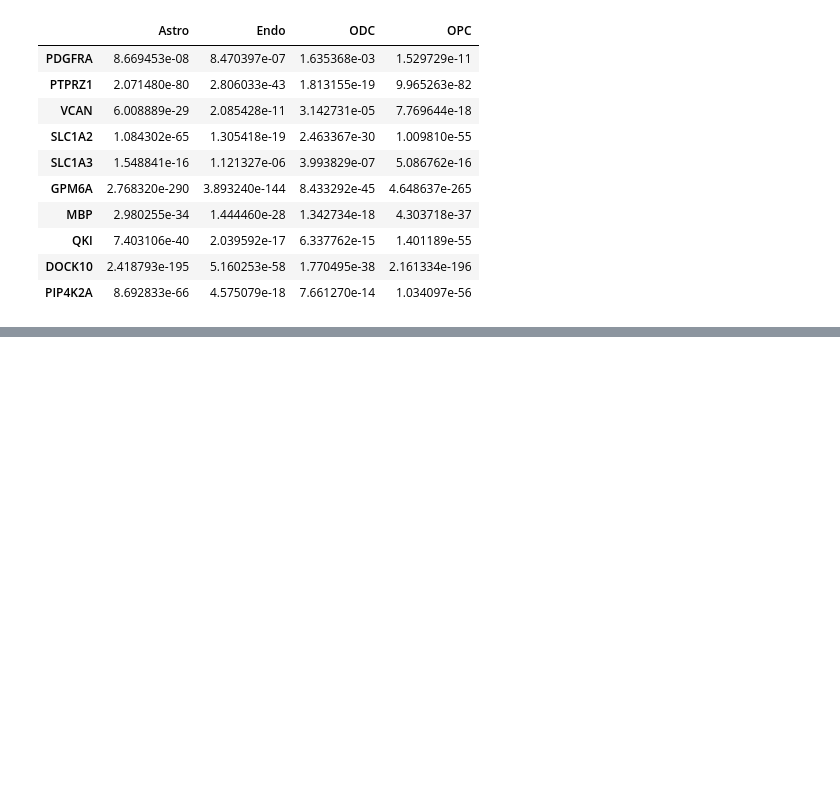
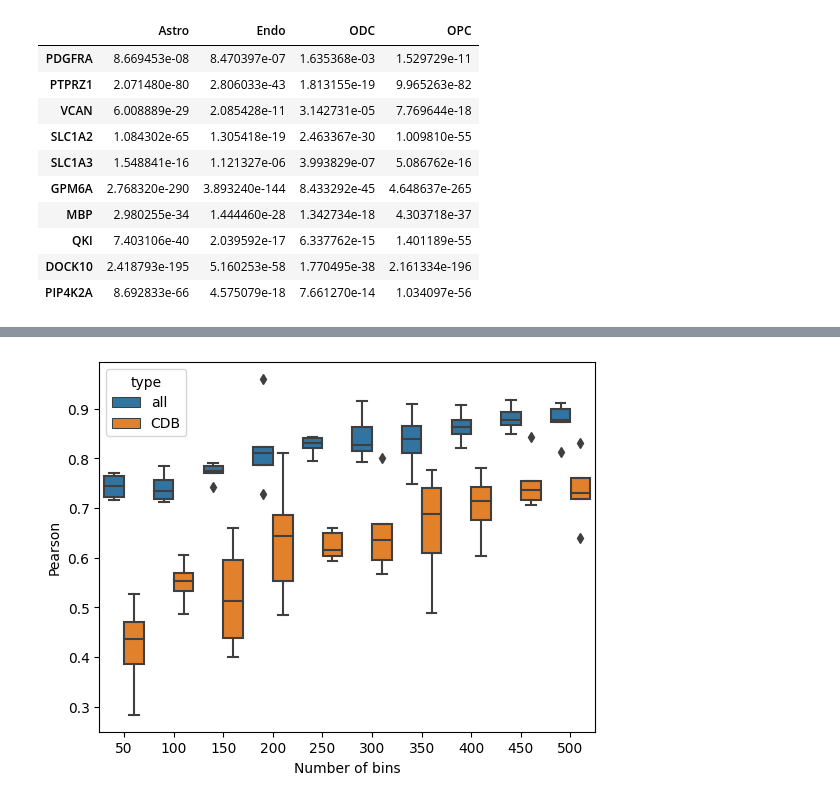
Before and after one commit to 4dglab/SEE, a Jupyter notebook: analyse/RandomAnalysis.ipynb, the cells around one changed output, grey strips where cells are left out. Cells and saved outputs as stored; diff of their text form; code cells hidden in the pictures; blank space fills up the shorter version.

```diff
--- a/analyse/RandomAnalysis.ipynb
+++ b/analyse/RandomAnalysis.ipynb
@@ -638,0 +744,13 @@ See the caveats in the documentation: https://pandas.pydata.org/pandas-docs/stab
+# %%
+_variable_length, _CDB_within_variable_length = variable_length.copy(), CDB_within_variable_length.copy()
+_variable_length["type"], _CDB_within_variable_length["type"] = "all", "CDB"
+variable_length_result = pd.concat([_variable_length, _CDB_within_variable_length])
+variable_length_result["bin"] = variable_length_result["bin"].astype(int)
+
+sns.boxplot(data=variable_length_result, x="bin", y="stat", hue="type")
+plt.xlabel("Number of bins")
+plt.ylabel("Pearson")
+plt.savefig('./figure_file/Effect of predicted length.pdf', format='pdf', bbox_inches='tight')
+plt.show()
+# %% [output]
+[figure, added]
```
Also changed, not shown: parts of 12 cells of this notebook, 19 other files.
